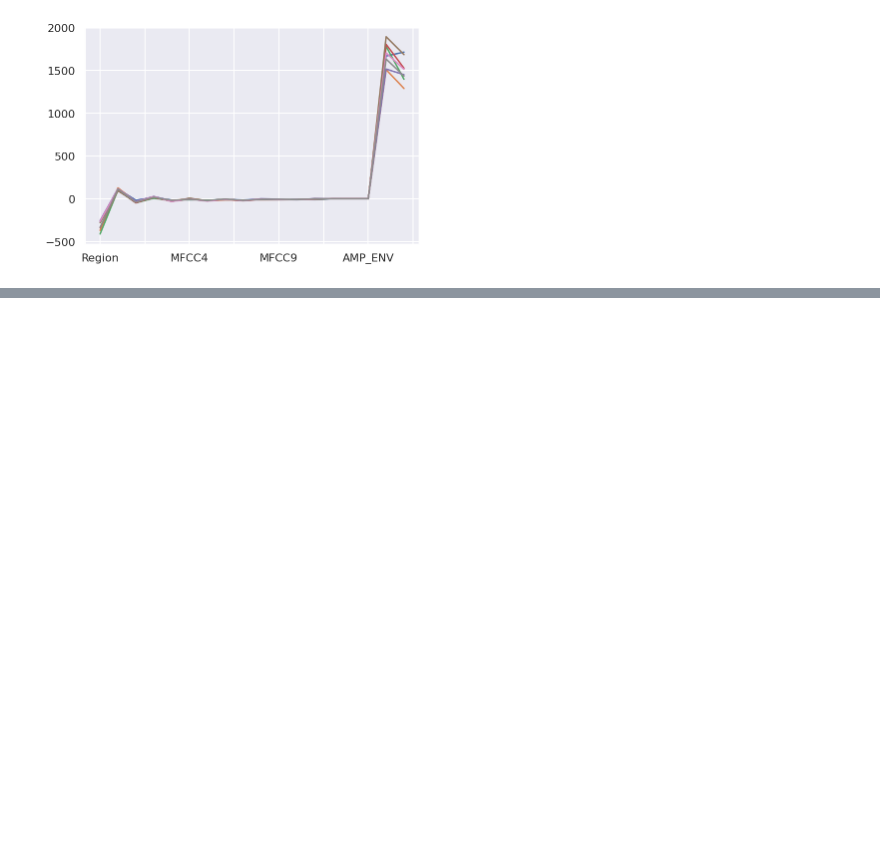
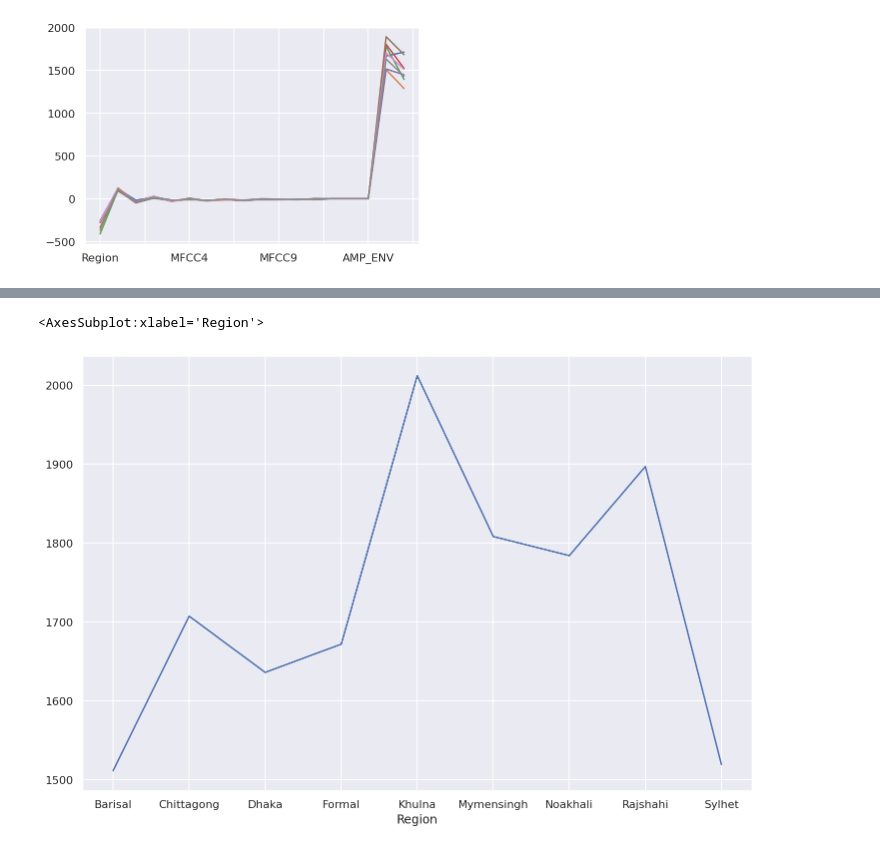
Before and after one commit to Salekeen/Regional-Accent-Classification, a Jupyter notebook: AYO/EDA.ipynb, the cells around one changed output, grey strips where cells are left out. Saved outputs shown, nothing was run; the diff lists cells and outputs as text; code cells hidden in the pictures; blank space fills up the shorter version.

```diff
--- a/AYO/EDA.ipynb
+++ b/AYO/EDA.ipynb
@@ -131,0 +138,6 @@ Khula.plot()
+# %%
+df.groupby(by="Region")['SPEC_CENT']\
+    .mean().plot(figsize=(12,8))
+# %% [output]
+<AxesSubplot:xlabel='Region'>
+[figure, added]
```
Also changed, not shown: parts of 13 cells of this notebook.
